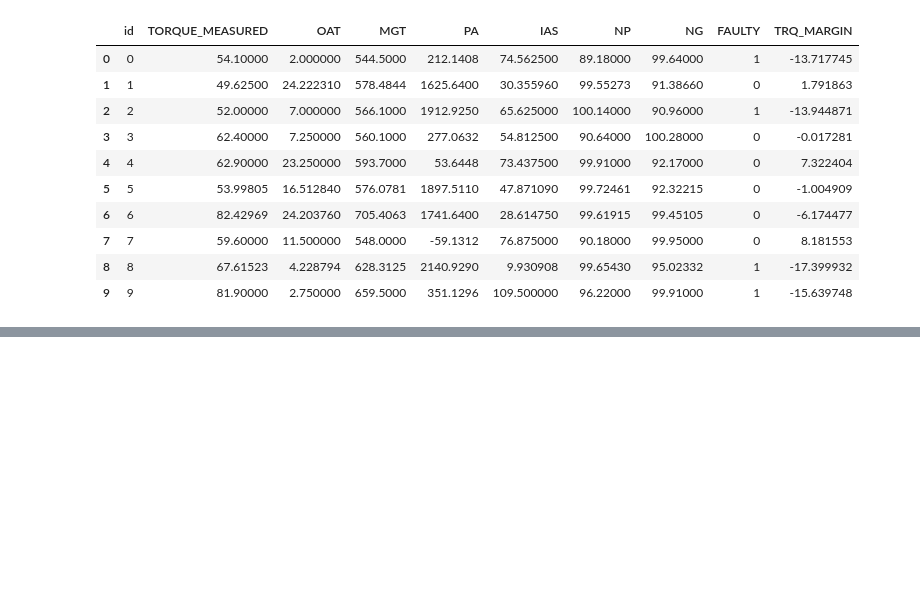
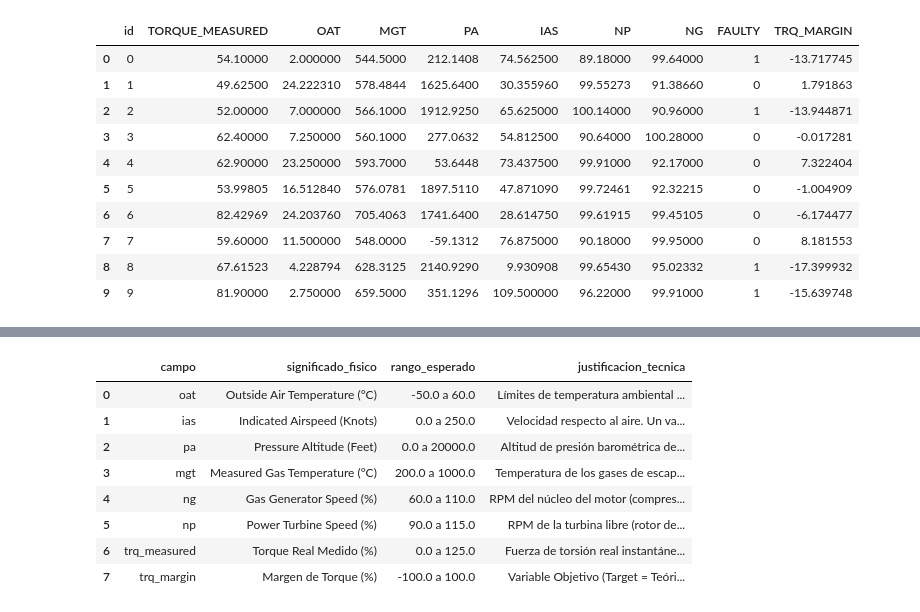
Before and after one commit to Catalinaqi/Project_MPPR-AI_B_PHM_America_2024, a Jupyter notebook: notebooks/00_pre_analysis-part-1.ipynb, the cells around one changed output, grey strips where cells are left out. Cells and saved outputs as stored; diff of their text form; code cells hidden in the pictures; blank space fills up the shorter version.

```diff
--- a/notebooks/test_read_data.ipynb
+++ b/notebooks/00_pre_analysis-part-1.ipynb
@@ -30 +1,11 @@ dataset_yaml_path exists? True | is: K:\00_Code\Manutenzione\Project_MPPR-AI_B_P
+# %%
+from phm_america_2024.common.path_service_common import find_project_root
+import duckdb
+con = duckdb.connect()
+import duckdb
+import pandas as pd
+
+import matplotlib.pyplot as plt
+
+from IPython.display import display
 # %%
@@ -378,0 +393,27 @@ display(legend_df)
+# %%
+
+
+# 1. Configurar Pandas para mostrar TODO el texto de las celdas sin truncar
+pd.set_option('display.max_colwidth', None)
+
+# 2. Asegurar que no oculte columnas si la tabla es ancha
+pd.set_option('display.max_columns', None)
+
+# 3. Asegurar que muestre todas las filas de la tabla de referencia
+pd.set_option('display.max_rows', None)
+
+# 4. Ejecutar la consulta y guardar el resultado en un DataFrame
+df_referencia = con.sql("SELECT * FROM referencia_limites").df()
+
+# 5. Visualizar la tabla completa de manera limpia
+display(df_referencia)
+# %% [output]
+|  | campo | significado_fisico | rango_esperado | justificacion_tecnica |
+| 0 | oat | Outside Air Temperature (°C) | -50.0 a 60.0 | Límites de temperatura ambiental ... |
+| 1 | ias | Indicated Airspeed (Knots) | 0.0 a 250.0 | Velocidad respecto al aire. Un va... |
+| 2 | pa | Pressure Altitude (Feet) | 0.0 a 20000.0 | Altitud de presión barométrica de... |
+| 3 | mgt | Measured Gas Temperature (°C) | 200.0 a 1000.0 | Temperatura de los gases de escap... |
+| 4 | ng | Gas Generator Speed (%) | 60.0 a 110.0 | RPM del núcleo del motor (compres... |
+| 5 | np | Power Turbine Speed (%) | 90.0 a 115.0 | RPM de la turbina libre (rotor de... |
+| 6 | trq_measured | Torque Real Medido (%) | 0.0 a 125.0 | Fuerza de torsión real instantáne... |
+| 7 | trq_margin | Margen de Torque (%) | -100.0 a 100.0 | Variable Objetivo (Target = Teóri... |
```
Also changed, not shown: parts of 18 cells of this notebook, 22 other files.
